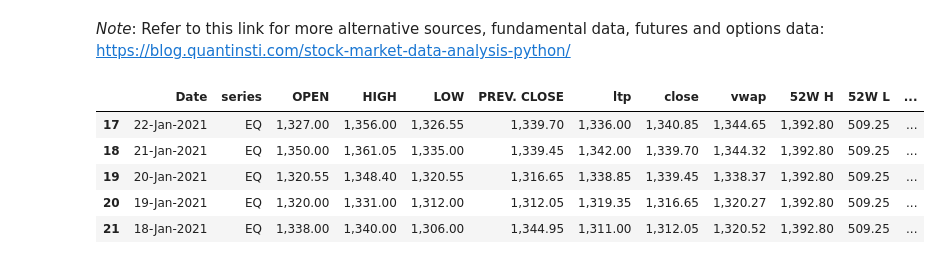
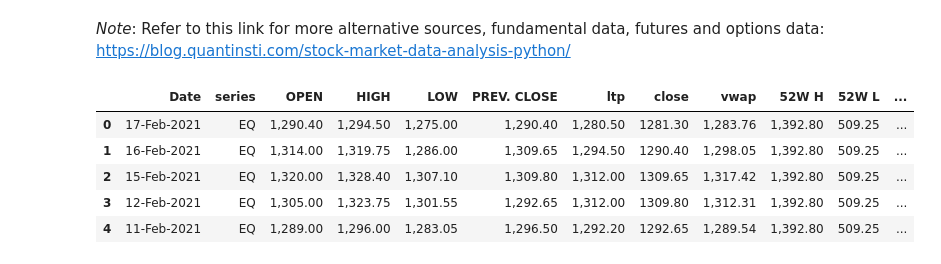
Before and after one commit to devtools4me/crypto-c3, a Jupyter notebook: jupyter/TimeSeries.ipynb, the cells around one changed output. Saved outputs shown, nothing was run; the diff lists cells and outputs as text; code cells hidden in the pictures.

```diff
--- a/jupyter/TimeSeries.ipynb
+++ b/jupyter/TimeSeries.ipynb
@@ -116,18 +116,18 @@ Refer to this link for more alternative sources, fundamental data, futures and o
 # %%
 # You have to download the 'Infosys' company's CSV file from www.nseindia.com.
 # https://www.nseindia.com/get-quotes/equity?symbol=INFY
 
 import numpy as np
 import pandas as pd
 
 infy = pd.read_csv ('infy_data.csv')
 # infy
-# infy.head()
-infy.tail()
+infy.head()
+# infy.tail()
 # %% [output]
 |  | Date | series | OPEN | HIGH | LOW | PREV. CLOSE | ltp | close | vwap | 52W H | 52W L | ... |
-| 17 | 22-Jan-2021 | EQ | 1,327.00 | 1,356.00 | 1,326.55 | 1,339.70 | 1,336.00 | 1,340.85 | 1,344.65 | 1,392.80 | 509.25 | ... |
-| 18 | 21-Jan-2021 | EQ | 1,350.00 | 1,361.05 | 1,335.00 | 1,339.45 | 1,342.00 | 1,339.70 | 1,344.32 | 1,392.80 | 509.25 | ... |
-| 19 | 20-Jan-2021 | EQ | 1,320.55 | 1,348.40 | 1,320.55 | 1,316.65 | 1,338.85 | 1,339.45 | 1,338.37 | 1,392.80 | 509.25 | ... |
-| 20 | 19-Jan-2021 | EQ | 1,320.00 | 1,331.00 | 1,312.00 | 1,312.05 | 1,319.35 | 1,316.65 | 1,320.27 | 1,392.80 | 509.25 | ... |
-| 21 | 18-Jan-2021 | EQ | 1,338.00 | 1,340.00 | 1,306.00 | 1,344.95 | 1,311.00 | 1,312.05 | 1,320.52 | 1,392.80 | 509.25 | ... |
+| 0 | 17-Feb-2021 | EQ | 1,290.40 | 1,294.50 | 1,275.00 | 1,290.40 | 1,280.50 | 1281.30 | 1,283.76 | 1,392.80 | 509.25 | ... |
+| 1 | 16-Feb-2021 | EQ | 1,314.00 | 1,319.75 | 1,286.00 | 1,309.65 | 1,294.50 | 1290.40 | 1,298.05 | 1,392.80 | 509.25 | ... |
+| 2 | 15-Feb-2021 | EQ | 1,320.00 | 1,328.40 | 1,307.10 | 1,309.80 | 1,312.00 | 1309.65 | 1,317.42 | 1,392.80 | 509.25 | ... |
+| 3 | 12-Feb-2021 | EQ | 1,305.00 | 1,323.75 | 1,301.55 | 1,292.65 | 1,312.00 | 1309.80 | 1,312.31 | 1,392.80 | 509.25 | ... |
+| 4 | 11-Feb-2021 | EQ | 1,289.00 | 1,296.00 | 1,283.05 | 1,296.50 | 1,292.20 | 1292.65 | 1,289.54 | 1,392.80 | 509.25 | ... |
```
Also changed, not shown: parts of 2 cells of this notebook, 1 other file.
